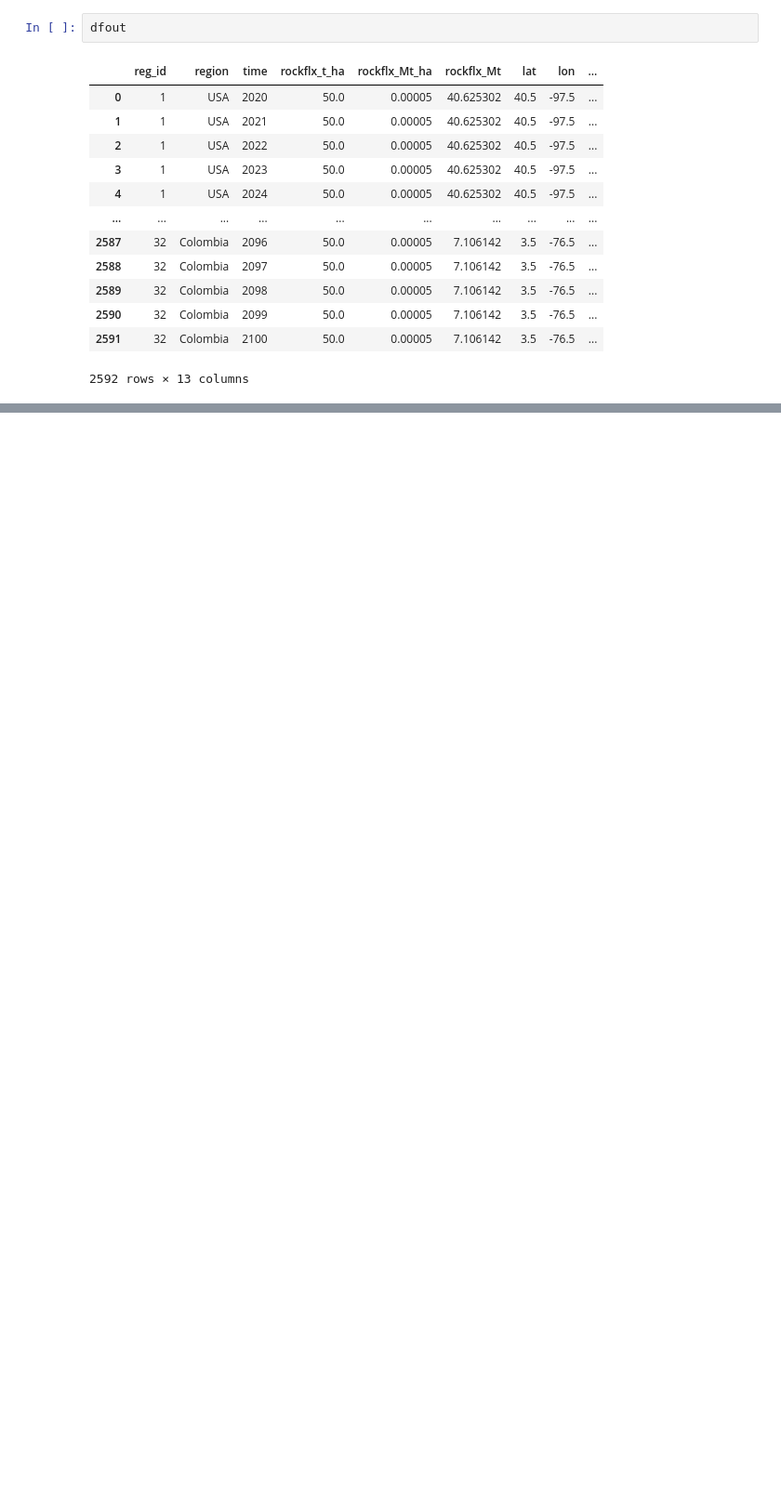
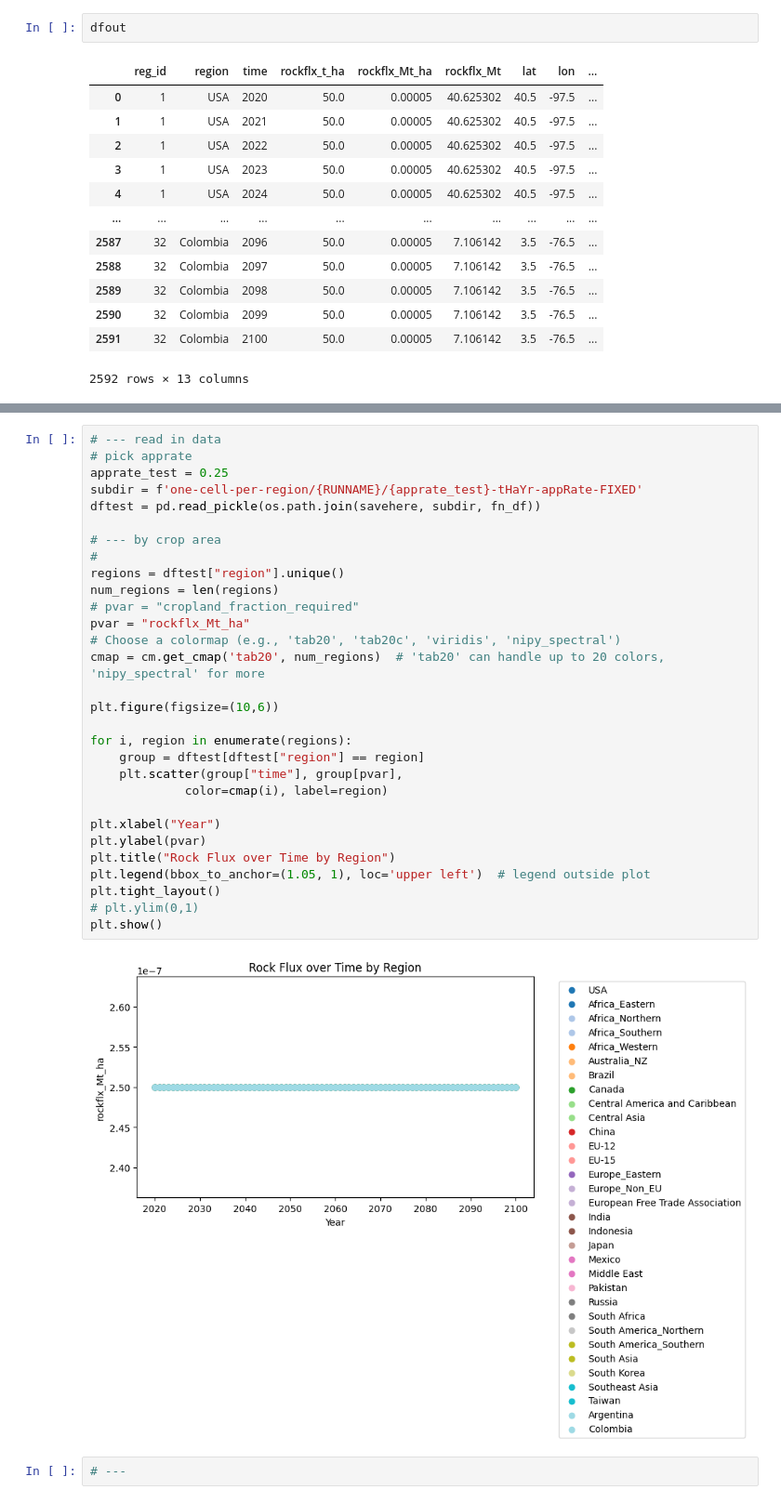
Before and after one commit to carbonplan/iam-rtm-compare, a Jupyter notebook: setup/dust/gcam/calculate-rock-fluxes-from-GCAM.ipynb, the cells around one changed output, grey strips where cells are left out. Shown at 93% size. Cells and saved outputs as stored; diff of their text form; blank space fills up the shorter version.

Commit message:
add ms figures

```diff
--- a/setup/dust/gcam/calculate-rock-fluxes-from-GCAM.ipynb
+++ b/setup/dust/gcam/calculate-rock-fluxes-from-GCAM.ipynb
@@ -644,0 +745,34 @@ ds_rock.isel(time=80)['rockflx_Mt'].plot()
+# %%
+# --- read in data
+# pick apprate
+apprate_test = 0.25
+subdir = f'one-cell-per-region/{RUNNAME}/{apprate_test}-tHaYr-appRate-FIXED'
+dftest = pd.read_pickle(os.path.join(savehere, subdir, fn_df))
+
+# --- by crop area
+#
+regions = dftest["region"].unique()
+num_regions = len(regions)
+# pvar = "cropland_fraction_required"
+pvar = "rockflx_Mt_ha"
+# Choose a colormap (e.g., 'tab20', 'tab20c', 'viridis', 'nipy_spectral')
+cmap = cm.get_cmap('tab20', num_regions)  # 'tab20' can handle up to 20 colors, 'nipy_spectral' for more
+
+plt.figure(figsize=(10,6))
+
+for i, region in enumerate(regions):
+    group = dftest[dftest["region"] == region]
+    plt.scatter(group["time"], group[pvar],
+             color=cmap(i), label=region)
+
+plt.xlabel("Year")
+plt.ylabel(pvar)
+plt.title("Rock Flux over Time by Region")
+plt.legend(bbox_to_anchor=(1.05, 1), loc='upper left')  # legend outside plot
+plt.tight_layout()
+# plt.ylim(0,1)
+plt.show()
+# %% [output]
+[figure, added]
+# %%
+# ---
```
Also changed, not shown: parts of 6 cells of this notebook, 48 other files.
